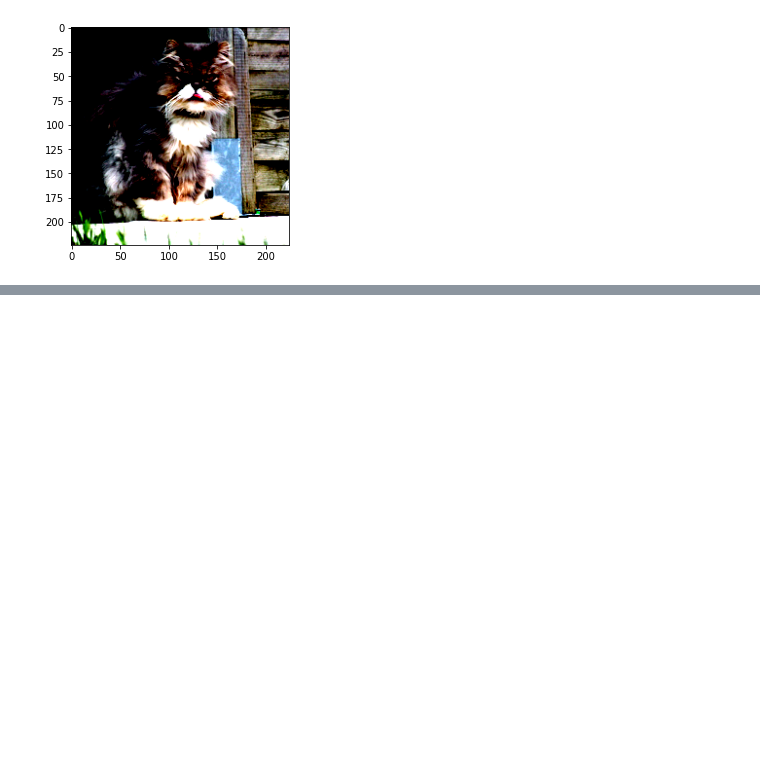
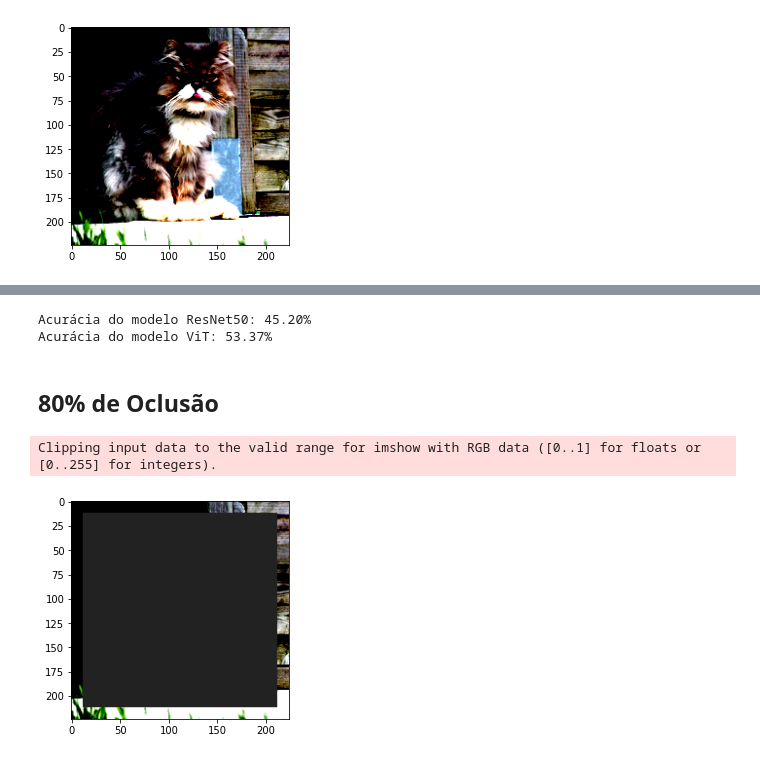
Before and after one commit to IvanCalvo/visao_2024, a Jupyter notebook: Proj2/proj2.ipynb, the cells around one changed output, grey strips where cells are left out. Drawn from its saved outputs; the diff is of its cells as text; code cells hidden in the pictures; blank space fills up the shorter version.

```diff
--- a/Proj2/proj2.ipynb
+++ b/Proj2/proj2.ipynb
@@ -127,0 +265,64 @@ Clipping input data to the valid range for imshow with RGB data ([0..1] for floa
+# %%
+correct_resnet = 0
+correct_vit = 0
+total = 0
+
+with torch.no_grad():
+    for images, labels in dl_valid:
+        images = imgs_p(images)
+
+        outputs_resnet = resnet50(images)
+        outputs_vit = vit(images)
+
+        _, predicted_resnet = torch.max(outputs_resnet.data, 1)
+        _, predicted_vit = torch.max(outputs_vit.data, 1)
+
+        total += labels.size(0)
+
+        correct_resnet += (predicted_resnet == labels).sum().item()
+        correct_vit += (predicted_vit == labels).sum().item()
+
+# Exibindo a acurácia
+accuracy_resnet = 100 * correct_resnet / total
+accuracy_vit = 100 * correct_vit / total
+
+print(f'Acurácia do modelo ResNet50: {accuracy_resnet:.2f}%')
+print(f'Acurácia do modelo ViT: {accuracy_vit:.2f}%')
+# %% [output]
+Acurácia do modelo ResNet50: 45.20%
+Acurácia do modelo ViT: 53.37%
+# %% [markdown]
+## 80% de Oclusão
+# %%
+def img_process(img):
+    img_processed = img.permute(1,2,0)
+
+    bbox = [12, 12, 212, 212]
+    patch = img_processed[bbox[0]:bbox[2], bbox[1]:bbox[3]]
+
+    # Média de intensidade
+    color = torch.mean(patch)
+    # Substituição dos valores
+    img_processed[bbox[0]:bbox[2], bbox[1]:bbox[3]] = color
+
+    img_processed = img_processed.permute(2,0,1)
+
+    return img_processed
+
+def imgs_p(imgs):
+    imgs_processed = []
+
+    for img in imgs:
+        img = img_process(img)
+        imgs_processed.append(img)
+
+    imgs_list = torch.stack(imgs_processed)
+    return imgs_list
+# %%
+for images, labels in dl_valid:
+    images = imgs_p(images)
+    plt.imshow(images[0].permute(1,2,0))
+    break
+# %% [output]
+Clipping input data to the valid range for imshow with RGB data ([0..1] for floats or [0..255] for integers).
+[figure, added]
```
Also changed, not shown: parts of 13 cells of this notebook.
